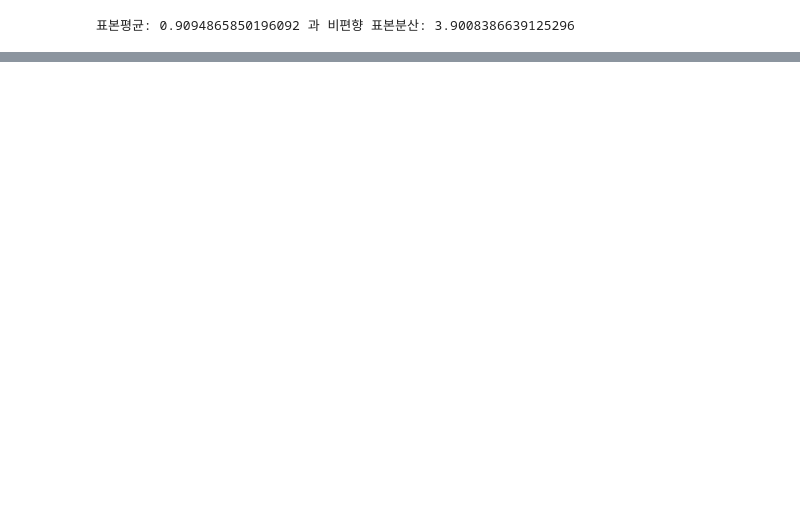
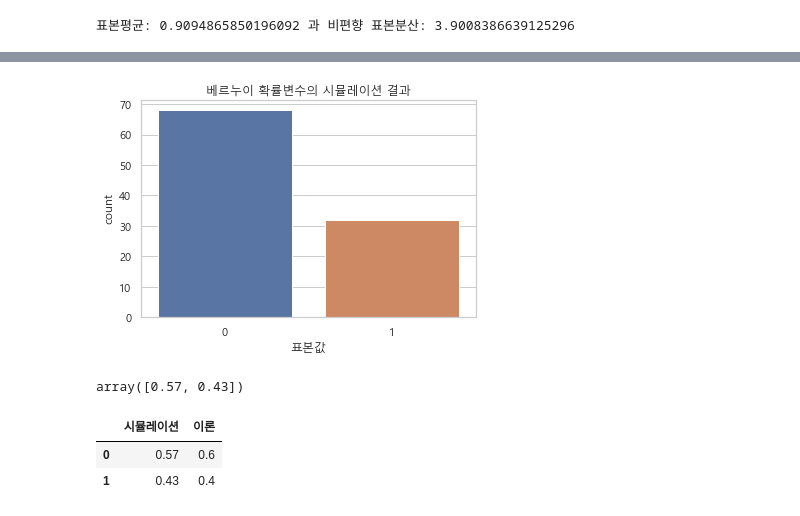
Before and after one commit to h33sun/TIL, a Jupyter notebook: math/20200210 베르누이분포, 이항분포.ipynb, the cells around one changed output, grey strips where cells are left out. Cells and saved outputs as stored; diff of their text form; code cells hidden in the pictures; blank space fills up the shorter version.

```diff
--- a/math/20200210 베르누이분포, 이항분포.ipynb
+++ b/math/20200210 베르누이분포, 이항분포.ipynb
@@ -96,0 +126,22 @@ print('표본평균: {} 과 비편향 표본분산: {}'.format(np.mean(x), x.var
+# %%
+sns.countplot(x)
+plt.title("베르누이 확률변수의 시뮬레이션 결과")
+plt.xlabel("표본값")
+plt.show()
+# %% [output]
+[figure, added]
+# %%
+y = np.bincount(x, minlength=2)/len(x)
+y
+# %% [output]
+array([0.57, 0.43])
+# %%
+df = pd.DataFrame(
+{'이론': rv.pmf(xx),
+ '시뮬레이션': y
+})
+df
+# %% [output]
+|  | 시뮬레이션 | 이론 |
+| 0 | 0.57 | 0.6 |
+| 1 | 0.43 | 0.4 |
```
Also changed, not shown: parts of 15 cells of this notebook, 3 other files.
